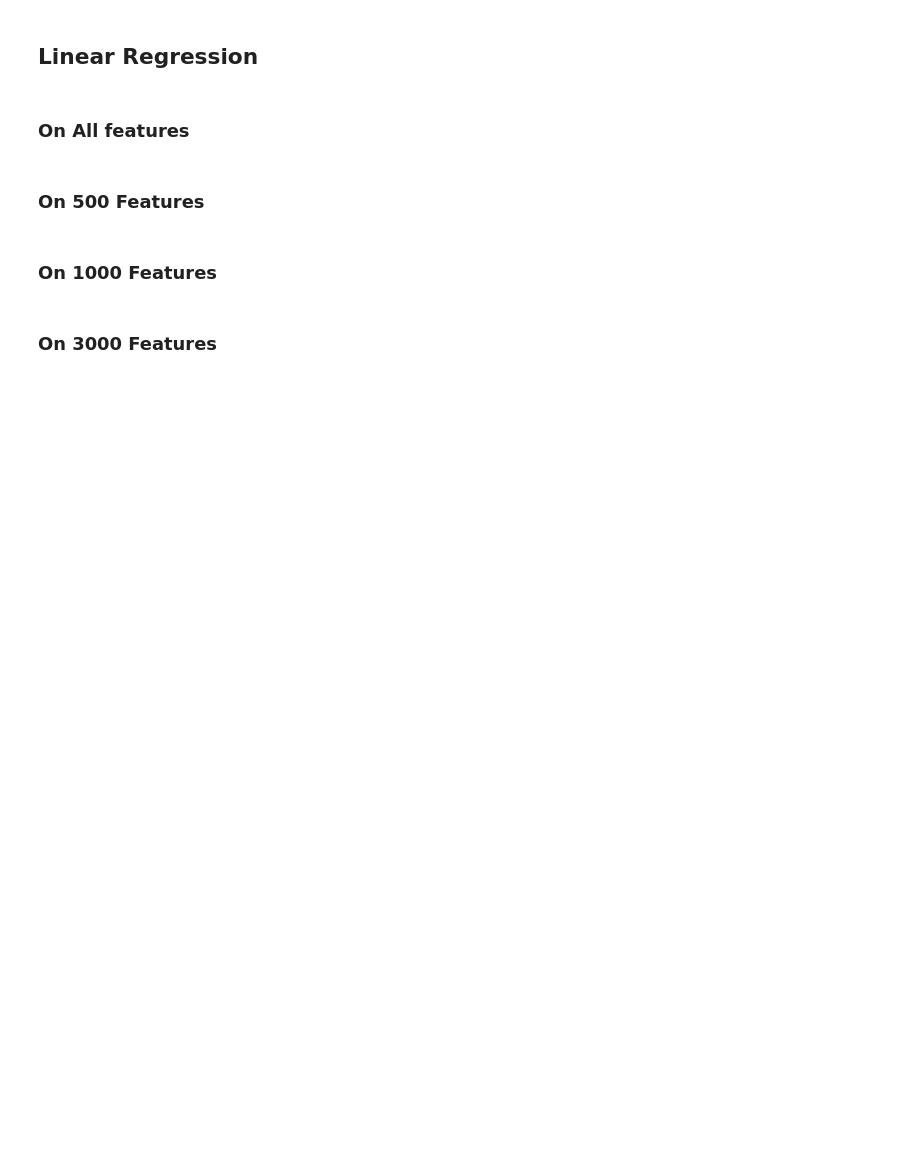
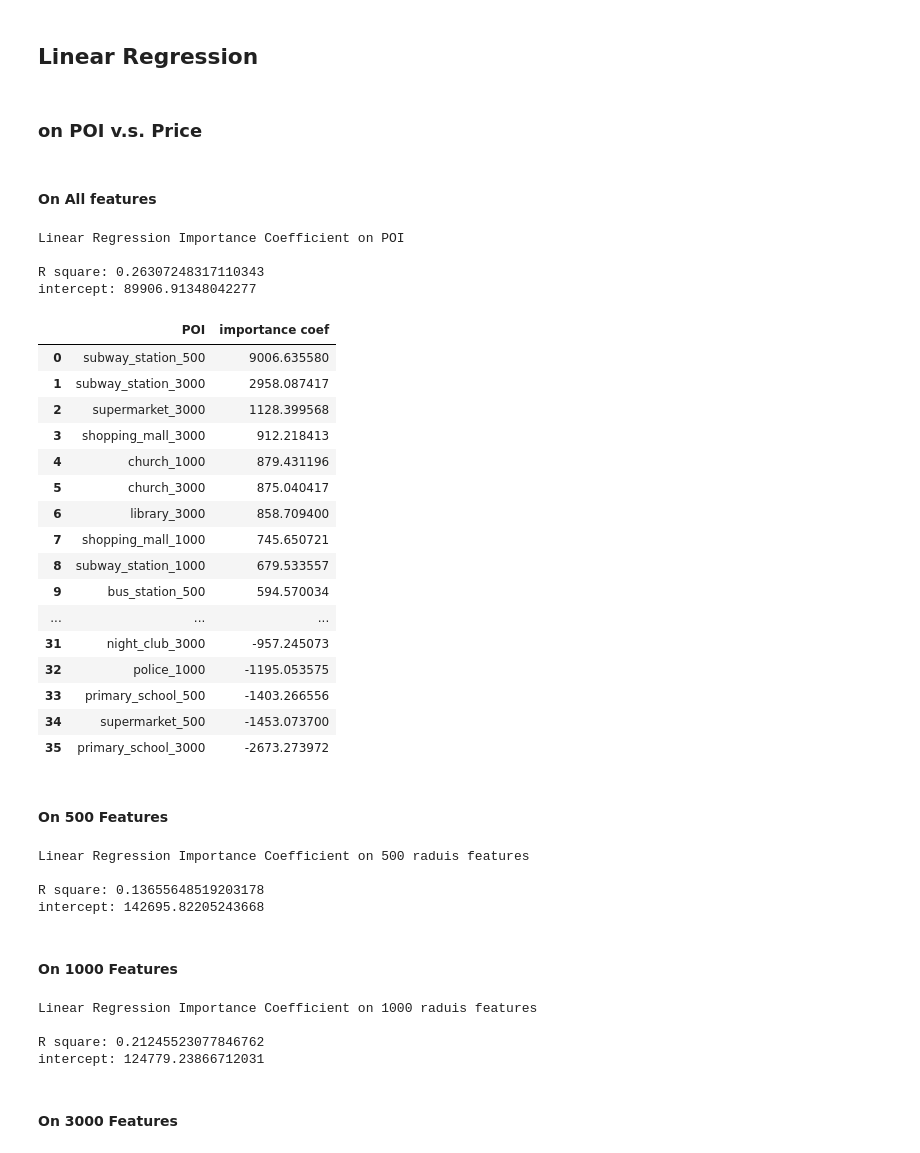
Before and after one commit to Eric-Miao/2022Fall-CIVENG263N-FinalProj, a Jupyter notebook: final_proj_Eric.ipynb, the cells around one changed output. Drawn from its saved outputs; the diff is of its cells as text; code cells hidden in the pictures; blank space fills up the shorter version.

```diff
--- a/final_proj_Eric.ipynb
+++ b/final_proj_Eric.ipynb
@@ -17,3 +15,11 @@ import seaborn as sns
+# %%
+RAWDATA_fp = 'Raw_data/'
+TRANSACTION_fp = RAWDATA_fp+'01Transaction/'
+POI_fp = RAWDATA_fp+'02POI/'
+CENSUS_fp = RAWDATA_fp+'03CensusI/'
+GEO_fp = RAWDATA_fp+'04Geographic_data/'
+
+# API_KEY = 'AIzaSyDECoqV6skB7GU1eV0PZs6HYm8HK-Q1G4Q'
 # %% [markdown]
 # Preparation
 # %% [markdown]
@@ -309,12 +315,12 @@ dfGeoInfo.dropna(axis=0,inplace=True)
 # %% [markdown]
 ## Readin Geoinfo Data
 # %%
-dfGeoInfo = pd.read_csv('geoinfo_0_4048.csv',index_col=0)
+dfGeoInfo = pd.read_csv(POI_fp+'POI_0_4048.csv',index_col=0)
 dfGeoInfo.index.rename('address',inplace=True)
 # %% [markdown]
 ## Combine with sales data
 # %%
-dfHouse = pd.read_csv('combined_cleaned2.csv')
+dfHouse = pd.read_csv(TRANSACTION_fp+'1118transaction.csv')
 # %%
 # There are duplicate records of a single house in the Raw records, get rid of it.
 
@@ -483,44 +490,90 @@ plt.show()
 # %% [markdown]
 ## Linear Regression
+# %% [markdown]
+### on POI v.s. Price
 # %% [markdown]
-### On All features
+#### On All features
 # %%
 from sklearn import linear_model
+X = dfPOIPrice[dfPOIPrice.columns[1:]]
+y = dfPOIPrice['Cost per Sqaure Meter']
 reg = linear_model.LinearRegression()
-reg.fit(dfPOIPrice[dfPOIPrice.columns[1:]],dfPOIPrice['Cost per Sqaure Meter'])
+reg.fit(X,y)
 reg_coef=list(zip(dfPOIPrice.columns[1:],reg.coef_))
 
 reg_coef.sort(key=lambda x:x[1],reverse=True)
-print('Linear Regression Importance Coefficient\n')
+print('Linear Regression Importance Coefficient on POI\n')
+print('R square: {}'.format(reg.score(X,y)))
+print('intercept: {}'.format(reg.intercept_))
 pd.DataFrame(reg_coef,columns=['POI','importance coef'])
 # for v in reg_coef:
 #     print("{:22} {:.2f}".format(v[0],v[1]))
+# %% [output]
+Linear Regression Importance Coefficient on POI
+
+R square: 0.26307248317110343
+intercept: 89906.91348042277
+|  | POI | importance coef |
+| 0 | subway_station_500 | 9006.635580 |
+| 1 | subway_station_3000 | 2958.087417 |
+| 2 | supermarket_3000 | 1128.399568 |
+| 3 | shopping_mall_3000 | 912.218413 |
+| 4 | church_1000 | 879.431196 |
+| 5 | church_3000 | 875.040417 |
+| 6 | library_3000 | 858.709400 |
+| 7 | shopping_mall_1000 | 745.650721 |
+| 8 | subway_station_1000 | 679.533557 |
+| 9 | bus_station_500 | 594.570034 |
+| ... | ... | ... |
+| 31 | night_club_3000 | -957.245073 |
+| 32 | police_1000 | -1195.053575 |
+| 33 | primary_school_500 | -1403.266556 |
+| 34 | supermarket_500 | -1453.073700 |
+| 35 | primary_school_3000 | -2673.273972 |
 # %% [markdown]
-### On 500 Features
+#### On 500 Features
 # %%
 reg = linear_model.LinearRegression()
-reg.fit(dfMultiPOIPrice.loc[:,(slice(None),'500')],dfPOIPrice.loc[dfMultiPOIPrice.index,'Cost per Sqaure Meter'])
+X=dfMultiPOIPrice.loc[:,(slice(None),'500')]
+y=dfPOIPrice.loc[dfMultiPOIPrice.index,'Cost per Sqaure Meter']
+reg.fit(X,y)
 reg_coef=list(zip(listPOI,reg.coef_))
 
 reg_coef.sort(key=lambda x:x[1],reverse=True)
 print('Linear Regression Importance Coefficient on 500 raduis features\n')
+print('R square: {}'.format(reg.score(X,y)))
+print('intercept: {}'.format(reg.intercept_))
 dfLinearRegCoef = pd.DataFrame(reg_coef,columns=['POI','importance coef 500'])
 # for v in reg_coef:
 #     print("{:22} {:.2f}".format(v[0],v[1]))
+# %% [output]
+Linear Regression Importance Coefficient on 500 raduis features
+
+R square: 0.13655648519203178
+intercept: 142695.82205243668
 # %% [markdown]
-### On 1000 Features
+#### On 1000 Features
 # %%
 reg = linear_model.LinearRegression()
-reg.fit(dfMultiPOIPrice.loc[:,(slice(None),'1000')],dfPOIPrice.loc[dfMultiPOIPrice.index,'Cost per Sqaure Meter'])
+X=dfMultiPOIPrice.loc[:,(slice(None),'1000')]
+y=dfPOIPrice.loc[dfMultiPOIPrice.index,'Cost per Sqaure Meter']
+reg.fit(X,y)
 reg_coef=list(zip(listPOI,reg.coef_))
 
 reg_coef.sort(key=lambda x:x[1],reverse=True)
 print('Linear Regression Importance Coefficient on 1000 raduis features\n')
+print('R square: {}'.format(reg.score(X,y)))
+print('intercept: {}'.format(reg.intercept_))
 dfTemp = pd.DataFrame(reg_coef,columns=['POI','importance coef 1000'])
 dfLinearRegCoef = pd.merge(dfLinearRegCoef,dfTemp,left_on='POI',right_on='POI')
 # for v in reg_coef:
 #     print("{:22} {:.2f}".format(v[0],v[1]))
+# %% [output]
+Linear Regression Importance Coefficient on 1000 raduis features
+
+R square: 0.21245523077846762
+intercept: 124779.23866712031
 # %% [markdown]
-### On 3000 Features
+#### On 3000 Features
 # %%
 reg = linear_model.LinearRegression()
```
Also changed, not shown: parts of 14 cells of this notebook, 4 other files.
